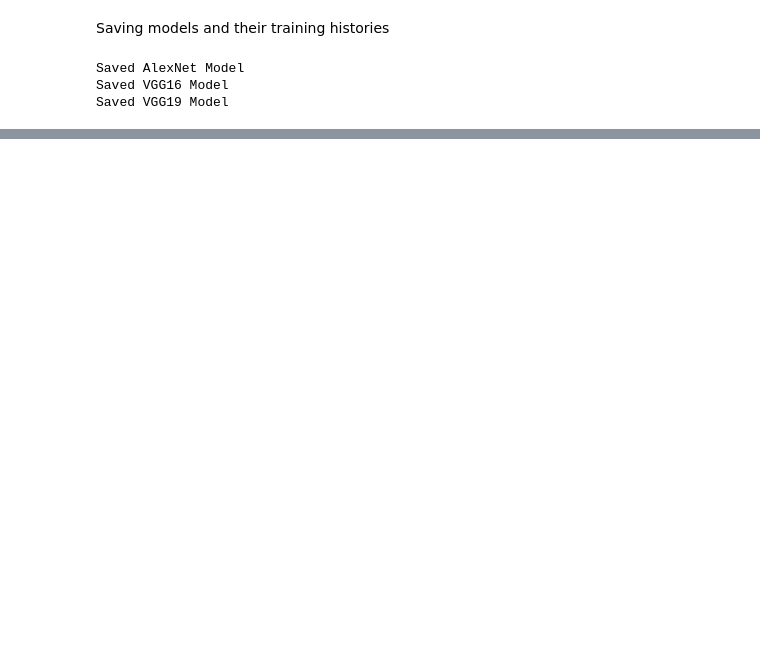
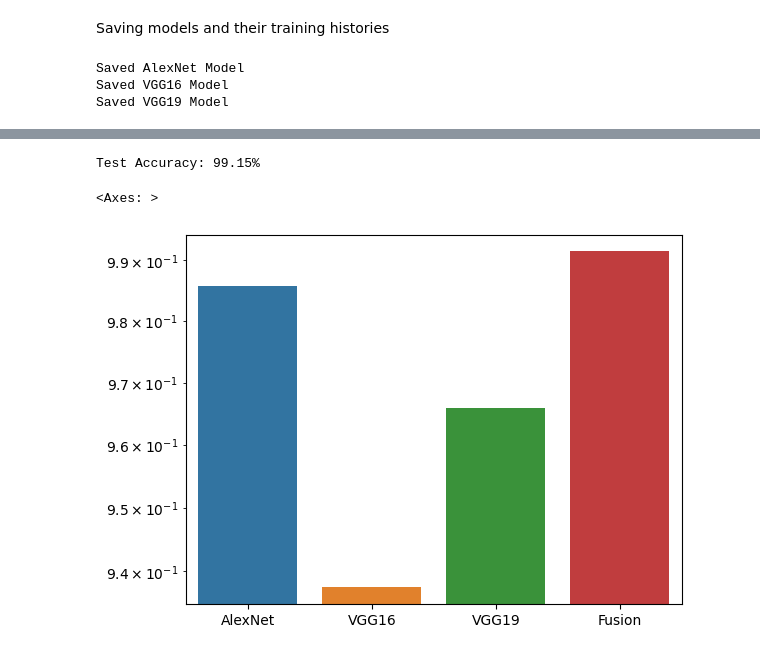
Before and after one commit to AyaanDanish/PalmVein-Recognition-With-CNN, a Jupyter notebook: VERA Classification.ipynb, the cells around one changed output, grey strips where cells are left out. Cells and saved outputs as stored; diff of their text form; code cells hidden in the pictures; blank space fills up the shorter version.

```diff
--- a/VERA Classification.ipynb
+++ b/VERA Classification.ipynb
@@ -411,0 +520,48 @@ Saved VGG19 Model
+# %%
+def evaluate_dataset(dataset):
+    correct_predictions = 0
+    total_samples = 0
+
+    for images, labels in tqdm(dataset, desc="Evaluating Dataset With Improved Decision Fusion", unit="batch"):
+        batch_size = len(labels)
+
+        for i in range(batch_size):
+            img = images[i]
+            label = labels[i]
+
+            # Pre-process the image
+            img_array = keras.utils.img_to_array(img)
+            img_array = tf.expand_dims(img_array, 0)
+
+            # Get individual predictions
+            prediction_alexnet = tf.argmax(alexnet_model.predict(img_array, verbose=0)[0]).numpy()
+            prediction_vgg16 = tf.argmax(vgg16_model.predict(img_array, verbose=0)[0]).numpy()
+            prediction_vgg19 = tf.argmax(vgg19_model.predict(img_array, verbose=0)[0]).numpy()
+
+            predictions_list = [prediction_alexnet, prediction_vgg16, prediction_vgg19]
+
+            joint_decision = max(set(predictions_list), key=predictions_list.count)
+
+            # Update accuracy metrics
+            correct_predictions += 1 if joint_decision == label else 0
+            total_samples += 1
+
+    # Calculate test accuracy
+    test_accuracy = correct_predictions / total_samples
+    return test_accuracy
+
+accuracy = evaluate_dataset(test_dataset)
+print(f"Test Accuracy: {accuracy:.2%}")
+# %% [output]
+Test Accuracy: 99.15%
+# %%
+y = [model.evaluate(test_dataset, verbose=0)[1] for model in [alexnet_model, vgg16_model, vgg19_model]]
+y.append(accuracy)
+# %%
+import seaborn as sns
+
+plt.yscale('log')
+sns.barplot(y=y, x=['AlexNet', 'VGG16', 'VGG19', 'Fusion'])
+# %% [output]
+<Axes: >
+[figure, added]
```
Also changed, not shown: parts of 19 cells of this notebook, 2 other files.
